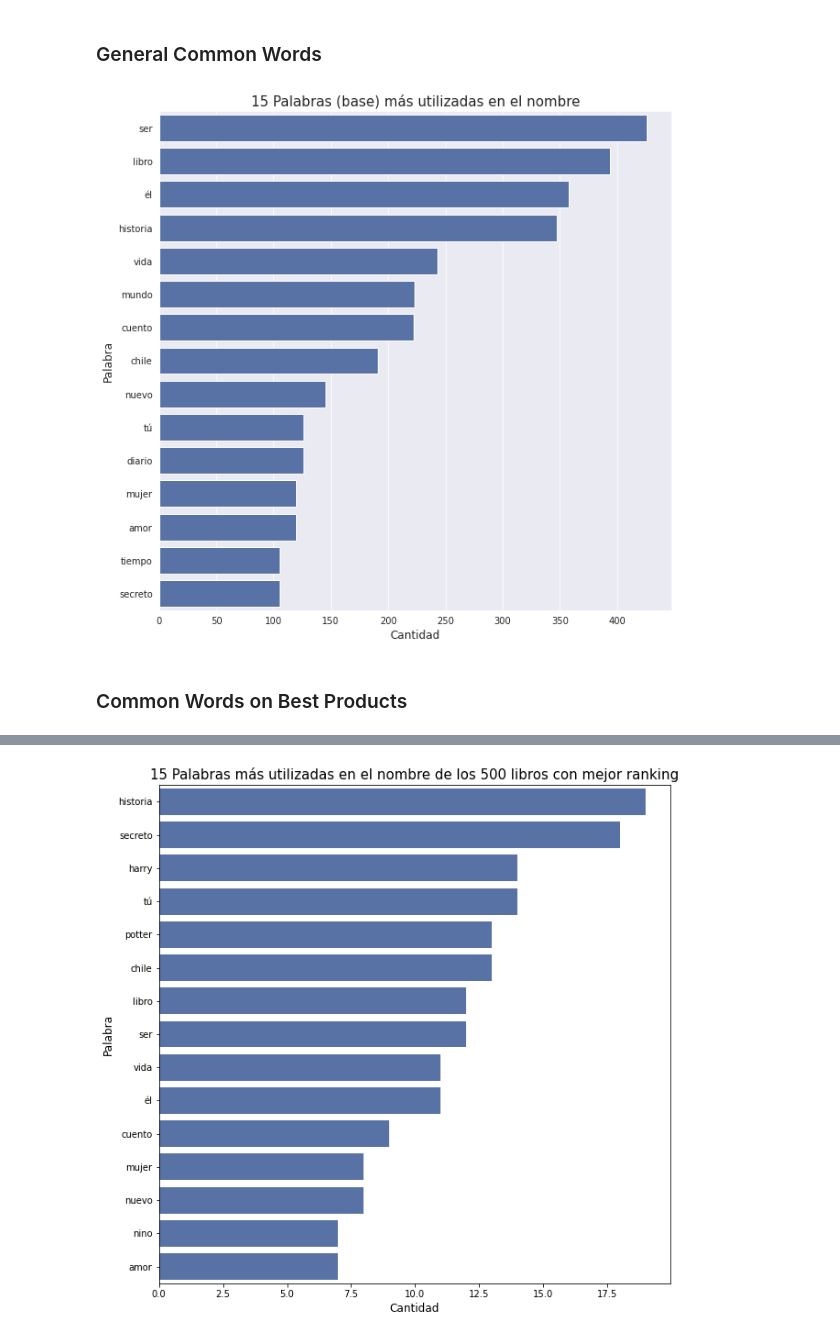
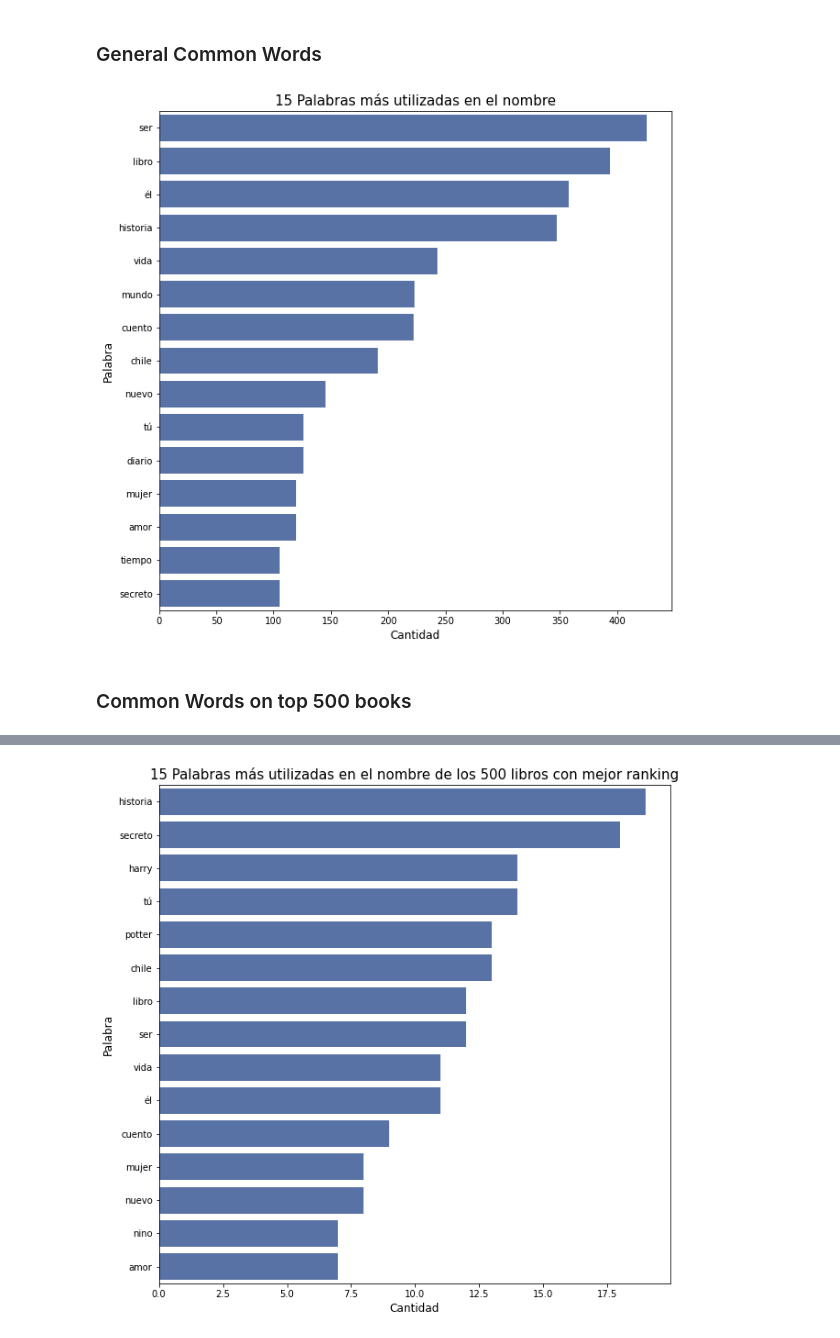
Before and after one commit to CrisLeaf/books_dashboard, a Jupyter notebook: data_exploration.ipynb, the cells around one changed output, grey strips where cells are left out. Cells and saved outputs as stored; diff of their text form; code cells hidden in the pictures.

```diff
--- a/data_exploration.ipynb
+++ b/data_exploration.ipynb
@@ -49,6 +49,8 @@ Data columns (total 13 columns):
  12  website      12867 non-null  int64
 dtypes: int64(2), object(11)
 memory usage: 1.3+ MB
+# %%
+df = df.copy()
 # %% [markdown]
 ## Description
 # %%
@@ -228,16 +230,16 @@ most_common_values = [word[1] for word in counts.most_common()[0:15]]
 # %%
 fig = plt.subplots(figsize=(10, 10))
 sns.barplot(y=most_common_words, x=most_common_values, color="#4C6EB3")
-plt.title("15 Palabras (base) más utilizadas en el nombre", fontsize=15)
+plt.title("15 Palabras más utilizadas en el nombre", fontsize=15)
 plt.xlabel("Cantidad", fontsize=12)
 plt.ylabel("Palabra", fontsize=12)
 plt.savefig("plots/most_common_words_in_names.png", bbox_inches="tight", facecolor="#e3e3e3",
 			pad_inches=0.3, transparent=False)
 plt.show()
 # %% [output]
-[figure, old version]
+[figure, new version]
 # %% [markdown]
-### Common Words on Best Products
+### Common Words on top 500 books
 # %%
 import re
 # %%
```
Also changed, not shown: parts of 10 cells of this notebook, 3 other files.
